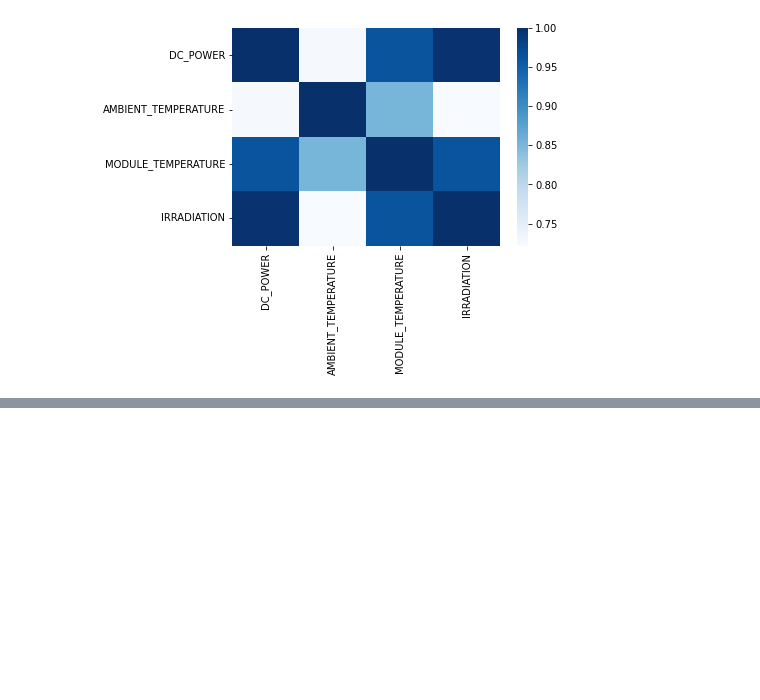
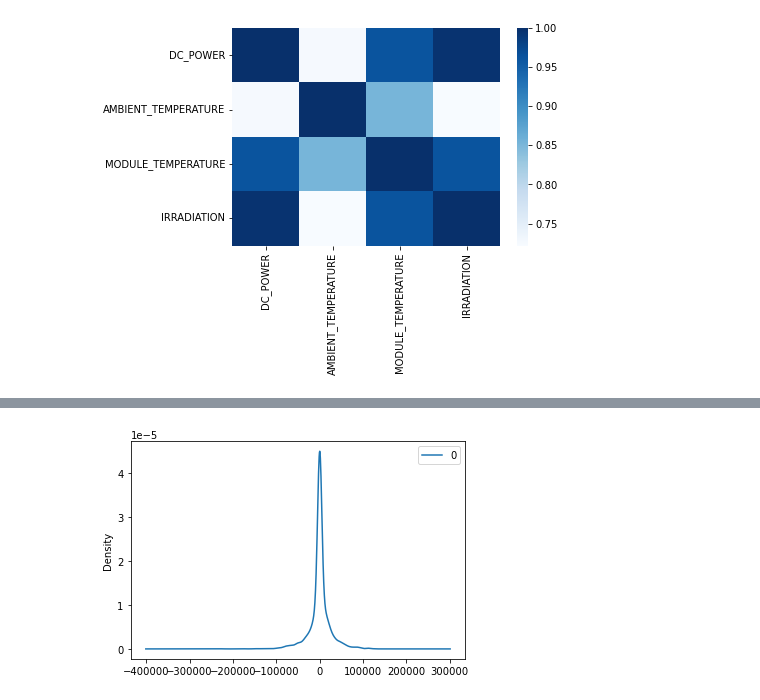
Before and after one commit to emanuelalmeid/SOLAR_PYTHON, a Jupyter notebook: solar.ipynb, the cells around one changed output, grey strips where cells are left out. Saved outputs shown, nothing was run; the diff lists cells and outputs as text; code cells hidden in the pictures; blank space fills up the shorter version.

```diff
--- a/solar.ipynb
+++ b/solar.ipynb
@@ -286,0 +456,5 @@ sns.heatmap(df_solar_weatherCor.corr(), cmap = 'Blues')
+# %%
+residuals.plot(kind = 'kde')
+plt.show()
+# %% [output]
+[figure, added]
```
Also changed, not shown: parts of 33 cells of this notebook.
